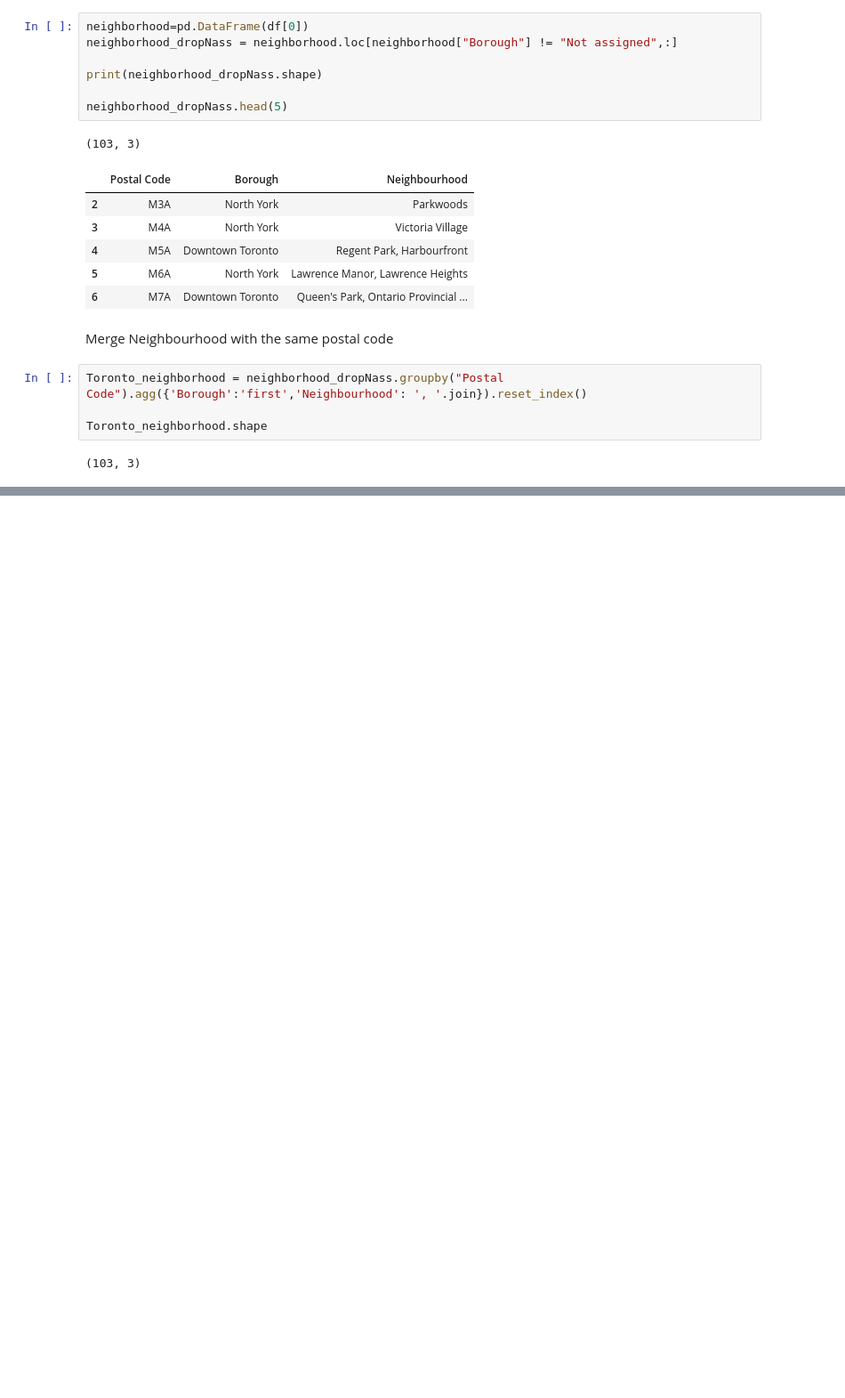
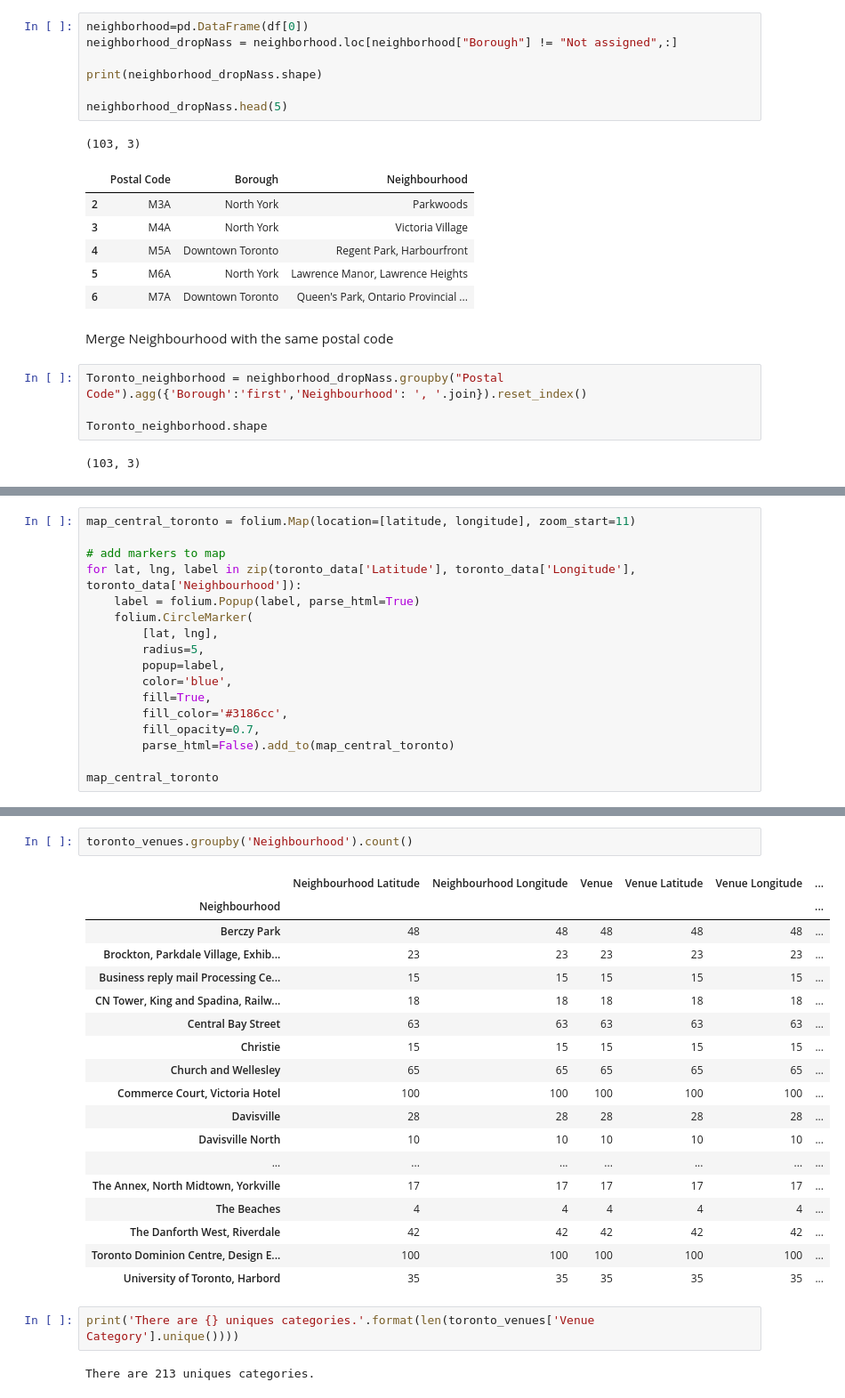
Before and after one commit to OrangeEngineer/TestSageMaker, a Jupyter notebook: Week3_Assignment.ipynb, the cells around one changed output, grey strips where cells are left out. Shown at 89% size. Cells and saved outputs as stored; diff of their text form; blank space fills up the shorter version.

```diff
--- a/Week3_Assignment.ipynb
+++ b/Week3_Assignment.ipynb
@@ -43,0 +174,17 @@ Toronto_neighborhood.shape
+# %%
+map_central_toronto = folium.Map(location=[latitude, longitude], zoom_start=11)
+
+# add markers to map
+for lat, lng, label in zip(toronto_data['Latitude'], toronto_data['Longitude'], toronto_data['Neighbourhood']):
+    label = folium.Popup(label, parse_html=True)
+    folium.CircleMarker(
+        [lat, lng],
+        radius=5,
+        popup=label,
+        color='blue',
+        fill=True,
+        fill_color='#3186cc',
+        fill_opacity=0.7,
+        parse_html=False).add_to(map_central_toronto)
+
+map_central_toronto
@@ -43,0 +280,25 @@ Toronto_neighborhood.shape
+# %%
+toronto_venues.groupby('Neighbourhood').count()
+# %% [output]
+|  | Neighbourhood Latitude | Neighbourhood Longitude | Venue | Venue Latitude | Venue Longitude | ... |
+| Neighbourhood |  |  |  |  |  | ... |
+| Berczy Park | 48 | 48 | 48 | 48 | 48 | ... |
+| Brockton, Parkdale Village, Exhib... | 23 | 23 | 23 | 23 | 23 | ... |
+| Business reply mail Processing Ce... | 15 | 15 | 15 | 15 | 15 | ... |
+| CN Tower, King and Spadina, Railw... | 18 | 18 | 18 | 18 | 18 | ... |
+| Central Bay Street | 63 | 63 | 63 | 63 | 63 | ... |
+| Christie | 15 | 15 | 15 | 15 | 15 | ... |
+| Church and Wellesley | 65 | 65 | 65 | 65 | 65 | ... |
+| Commerce Court, Victoria Hotel | 100 | 100 | 100 | 100 | 100 | ... |
+| Davisville | 28 | 28 | 28 | 28 | 28 | ... |
+| Davisville North | 10 | 10 | 10 | 10 | 10 | ... |
+| ... | ... | ... | ... | ... | ... | ... |
+| The Annex, North Midtown, Yorkville | 17 | 17 | 17 | 17 | 17 | ... |
+| The Beaches | 4 | 4 | 4 | 4 | 4 | ... |
+| The Danforth West, Riverdale | 42 | 42 | 42 | 42 | 42 | ... |
+| Toronto Dominion Centre, Design E... | 100 | 100 | 100 | 100 | 100 | ... |
+| University of Toronto, Harbord | 35 | 35 | 35 | 35 | 35 | ... |
+# %%
+print('There are {} uniques categories.'.format(len(toronto_venues['Venue Category'].unique())))
+# %% [output]
+There are 213 uniques categories.
```
Also changed, not shown: parts of 30 cells of this notebook, 3 other files.
